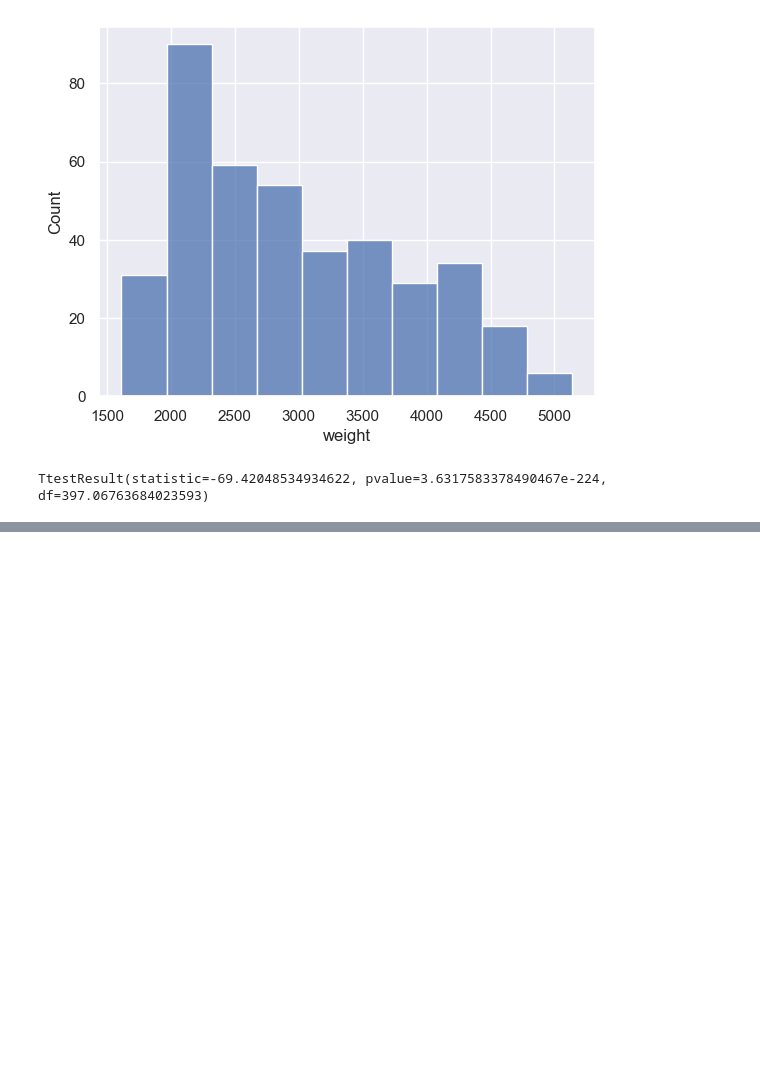
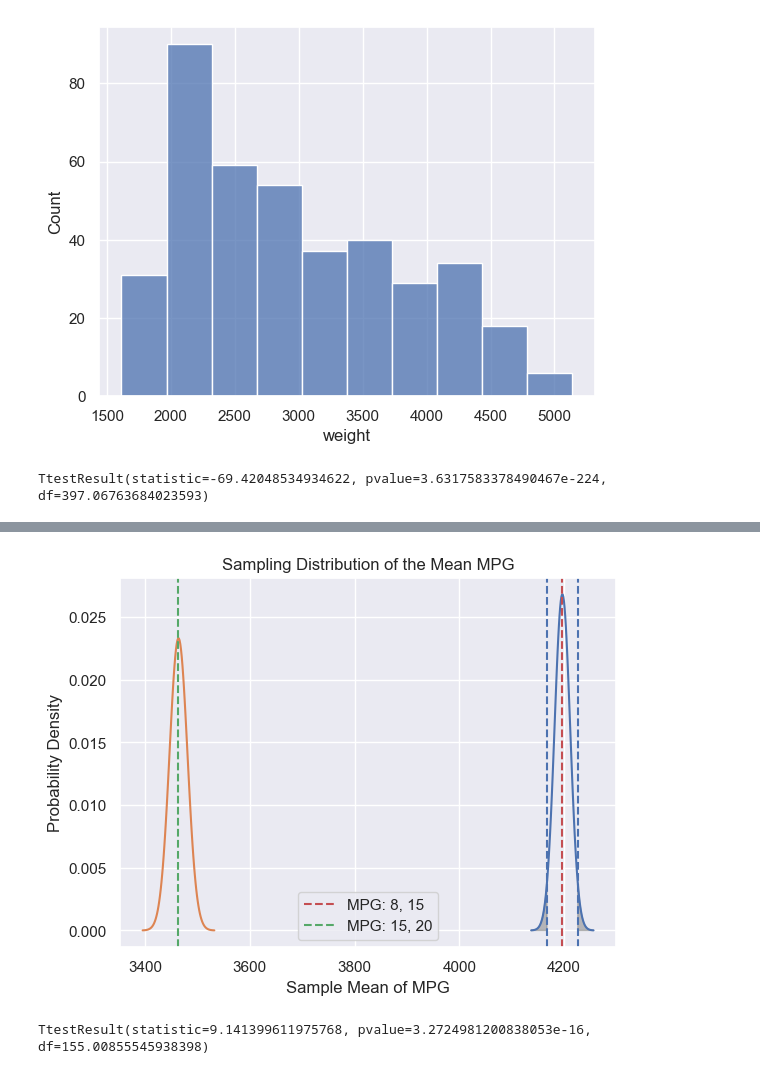
Before and after one commit to mesege1/stats_case_study, a Jupyter notebook: btm.ipynb, the cells around one changed output, grey strips where cells are left out. Saved outputs shown, nothing was run; the diff lists cells and outputs as text; code cells hidden in the pictures; blank space fills up the shorter version.

```diff
--- a/btm.ipynb
+++ b/btm.ipynb
@@ -82,0 +178,62 @@ TtestResult(statistic=-69.42048534934622, pvalue=3.6317583378490467e-224, df=397
+# %%
+cars_mpg_8_15 = cars_mpg_weight[cars_mpg_weight['MPG_groups']== '(8, 15]']
+cars_mpg_15_20 = cars_mpg_weight[cars_mpg_weight['MPG_groups']== '(15, 20]']
+cars_mpg_15_20 = cars_mpg_15_20['weight']
+cars_mpg_8_15 = cars_mpg_8_15['weight']
+cars_mpg_8_15_mean = cars_mpg_8_15.mean()
+cars_mpg_15_20_mean = cars_mpg_15_20.mean()
+cars_mpg_8_15_std = cars_mpg_8_15.std(ddof=1)
+cars_mpg_15_20_std = cars_mpg_15_20.std(ddof=1)
+# %%
+population_mean = cars_mpg_8_15.mean() # caculates the mean of population
+population_std = cars_mpg_8_15.std(ddof=1) # caculates standard deviation
+# Define the parameters for the alternate hypothesis
+#population_mean2 = cars_mpg_weight.groupby('MPG_groups').mean().iloc[0, 1]
+#population_std2 = cars_mpg_weight.groupby('MPG_groups').std(ddof=1).iloc[0, 1]
+
+population_mean2 = cars_mpg_15_20.mean()
+population_std2 = cars_mpg_15_20.std(ddof=1)
+
+sample_size = 1000  # Size of the sample
+standard_error = population_std / np.sqrt(sample_size)  # Standard error
+standard_error2 = population_std2 / np.sqrt(sample_size)
+
+# creates random variable
+sampling_distribution_null = stats.norm(population_mean,
+                                        population_std / np.sqrt(sample_size))
+
+sampling_distribution_alt = stats.norm(population_mean2,
+                                        population_std2 / np.sqrt(sample_size))
+# rv_alt = norm(loc=sample_mean_alt, scale=standard_error_alt)
+
+x = np.linspace(population_mean - 4 * (population_std / np.sqrt(sample_size)),
+                population_mean + 4 * population_std / np.sqrt(sample_size), 100)
+
+x1 = np.linspace(population_mean2 - 4 * (population_std2 / np.sqrt(sample_size)),
+                population_mean2 + 4 * population_std2 / np.sqrt(sample_size), 100)
+
+percentile_95 = sampling_distribution_null.ppf(0.975)
+percentile_5 = sampling_distribution_null.ppf(0.025)
+sns.set_theme()
+plt.plot(x, sampling_distribution_null.pdf(x))
+plt.plot(x1, sampling_distribution_alt.pdf(x1))
+plt.axvline(percentile_95, linestyle="--")
+plt.axvline(percentile_5, linestyle="--")
+plt.axvline(population_mean, linestyle="--", color='r', label='MPG: 8, 15')
+plt.axvline(population_mean2, linestyle="--", color='g', label='MPG: 15, 20')
+
+
+# This code shades the area that is between the 95th percentile
+plt.fill_between(x, sampling_distribution_null.pdf(x), where=(x >= percentile_95) | (x <= percentile_5) , color='gray', alpha=0.5)#, label="95th Percentile")
+plt.xlabel('Sample Mean of MPG')
+plt.ylabel('Probability Density')
+plt.title('Sampling Distribution of the Mean MPG')
+plt.legend()
+plt.show()
+# %% [output]
+[figure, added]
+# %%
+stats.ttest_ind(cars_mpg_8_15, cars_mpg_15_20, equal_var=False, # Welch's
+    alternative='two-sided')
+# %% [output]
+TtestResult(statistic=9.141399611975768, pvalue=3.2724981200838053e-16, df=155.00855545938398)
```
Also changed, not shown: parts of 6 cells of this notebook.
